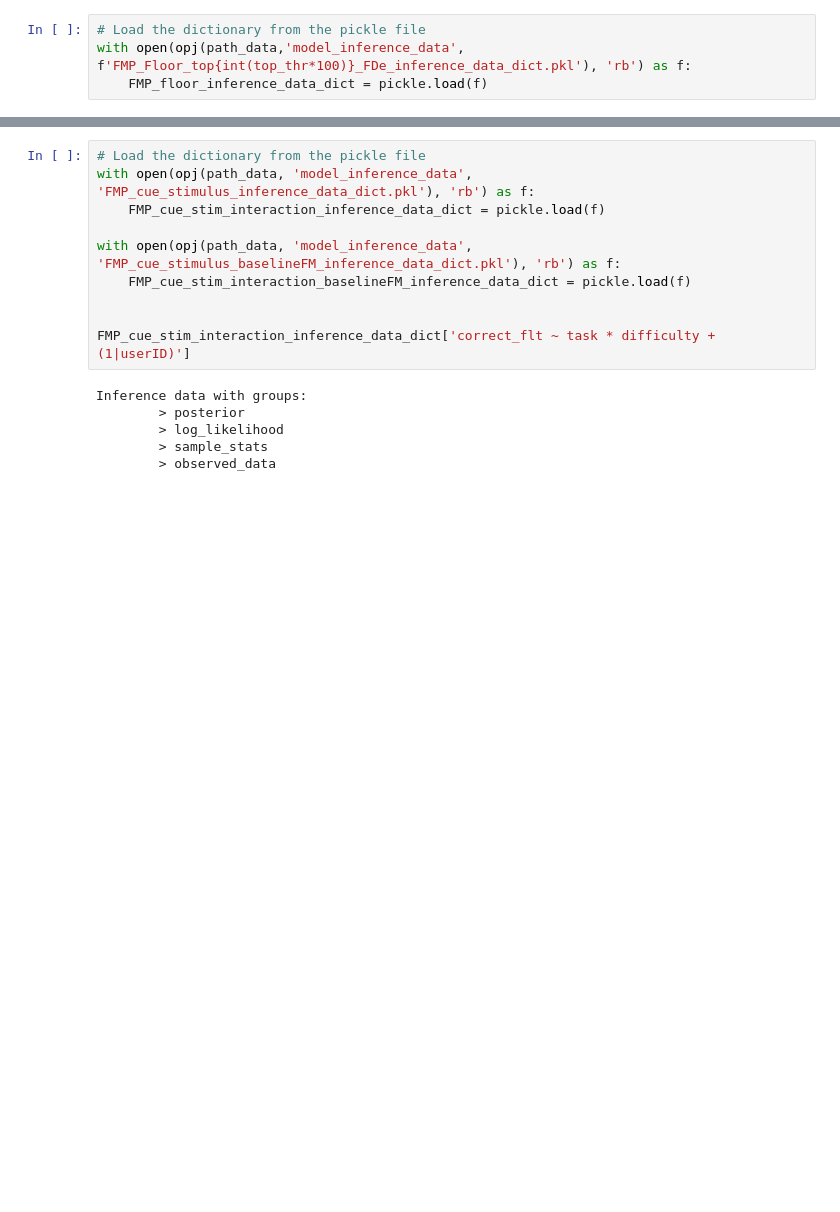
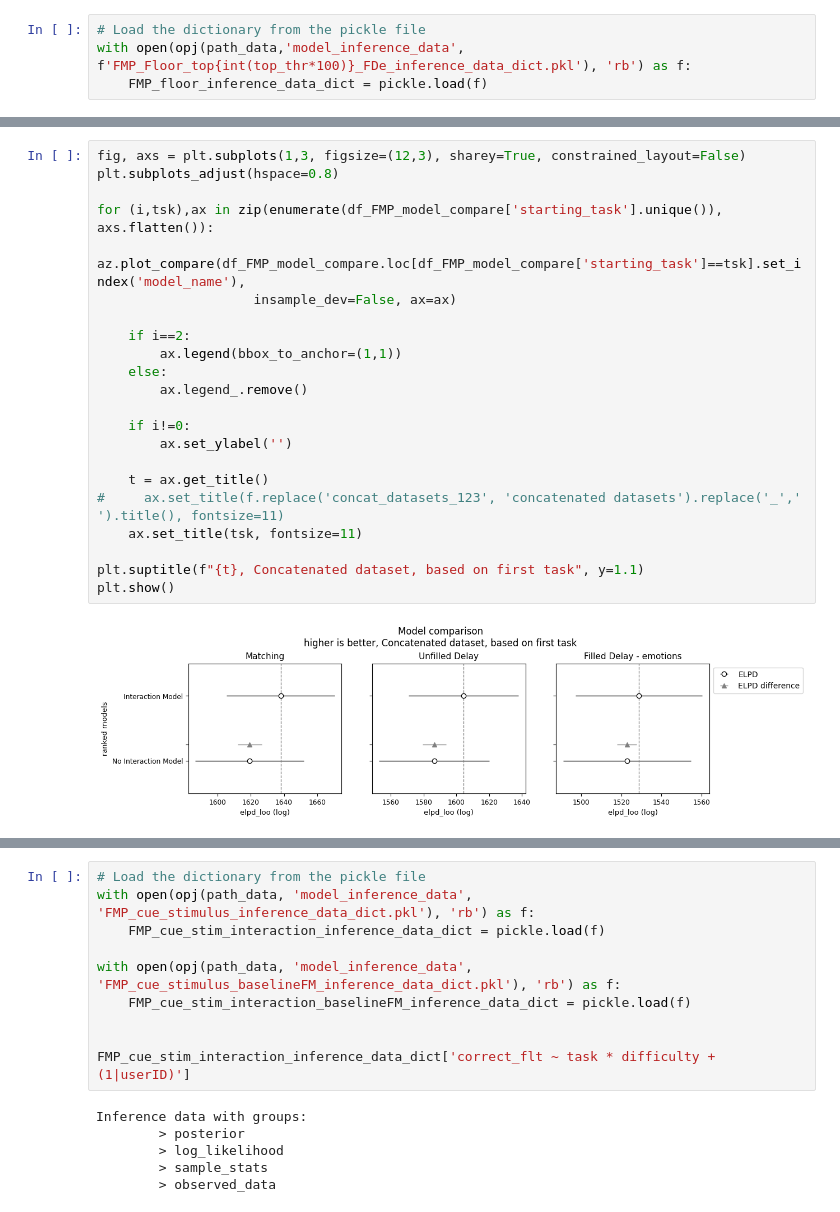
Before and after one commit to jankaWIS/FMP_paper, a Jupyter notebook: Figures/SI_Figures_FMP_paper_2024.ipynb, the cells around one changed output, grey strips where cells are left out. Drawn from its saved outputs; the diff is of its cells as text; blank space fills up the shorter version.

```diff
--- a/Figures/SI_Figures_FMP_paper_2024.ipynb
+++ b/Figures/SI_Figures_FMP_paper_2024.ipynb
@@ -847,0 +910,24 @@ Setting a gradient palette using color= is deprecated and will be removed in v0.
+# %%
+fig, axs = plt.subplots(1,3, figsize=(12,3), sharey=True, constrained_layout=False)
+plt.subplots_adjust(hspace=0.8)
+
+for (i,tsk),ax in zip(enumerate(df_FMP_model_compare['starting_task'].unique()), axs.flatten()):
+    az.plot_compare(df_FMP_model_compare.loc[df_FMP_model_compare['starting_task']==tsk].set_index('model_name'),
+                    insample_dev=False, ax=ax)
+
+    if i==2:
+        ax.legend(bbox_to_anchor=(1,1))
+    else:
+        ax.legend_.remove()
+
+    if i!=0:
+        ax.set_ylabel('')
+
+    t = ax.get_title()
+#     ax.set_title(f.replace('concat_datasets_123', 'concatenated datasets').replace('_',' ').title(), fontsize=11)
+    ax.set_title(tsk, fontsize=11)
+
+plt.suptitle(f"{t}, Concatenated dataset, based on first task", y=1.1)
+plt.show()
+# %% [output]
+[figure, added]
```
Also changed, not shown: parts of 32 cells of this notebook, 19 other files.
